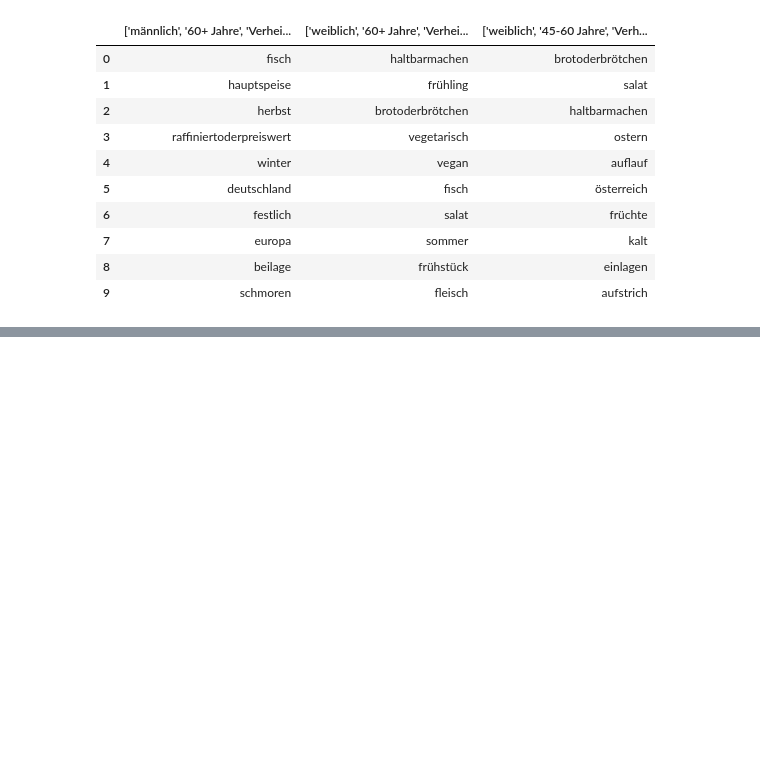
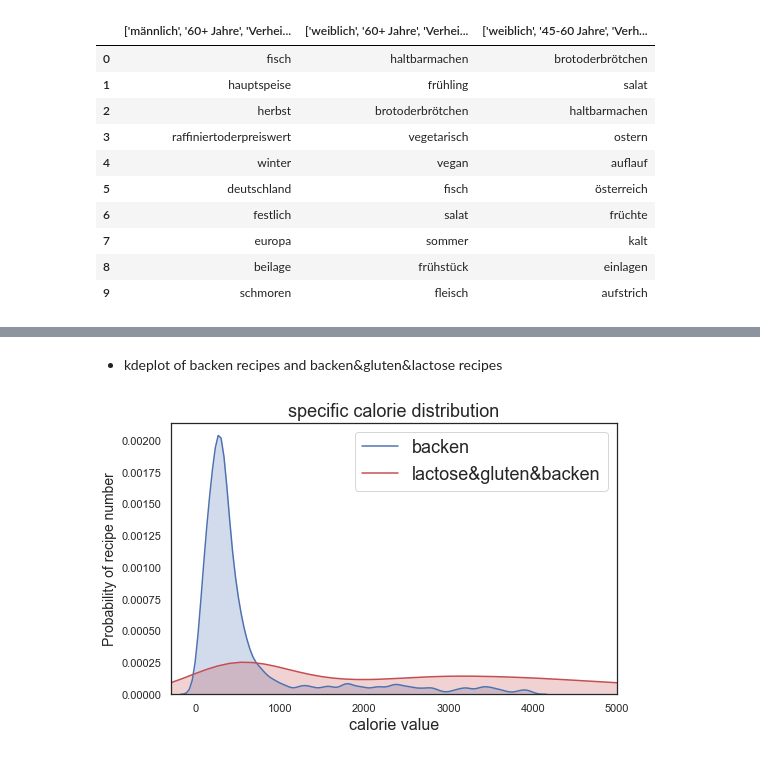
Before and after one commit to sunwen0120/Pratikum_chefkoch, a Jupyter notebook: submit code/Data analysis/Section_3&4_part1.ipynb, the cells around one changed output, grey strips where cells are left out. Cells and saved outputs as stored; diff of their text form; code cells hidden in the pictures; blank space fills up the shorter version.

```diff
--- a/submit code/Data analysis/Section_3&4_part1.ipynb
+++ b/submit code/Data analysis/Section_3&4_part1.ipynb
@@ -482,3 +710,14 @@ df[cols_c]
 | 7 | ostern | pilze | studentenküche | hauptspeise | ... |
 | 8 | spezial | brotoderbrötchen | basisrezepte | brotoderbrötchen | ... |
 | 9 | reisodernudelsalat | eieroderkäse | raffiniertoderpreiswert | salat | ... |
+# %% [markdown]
+- kdeplot of backen recipes and backen&gluten&lactose recipes
+# %%
+df_backen = df_ridge
+# Filter out the recipes with 'lactose','backen' and 'gluten' tags
+df_backen['material']=None
+for i in range(len(df_backen)):
+    tags = df_backen.loc[i]['tags']
+    tags = tags_preprocessing(tags)
+    if "backen" in tags and 'lactose' in tags and 'gluten' in tags:
+        df_backen.at[i,'material'] ='lactose&gluten&backen'
@@ -484,0 +745,30 @@ df[cols_c]
+# %%
+# divided all the recipes into all different cooking methods
+cook_method = ['auflauf','gekocht','backen','blanchieren',
+               'braten','römertopf','mikrowelle']
+df_cook_new = get_cooking_method(cook_method, df_ridge)
+
+# drop the recipes with with 'lactose','backen' and 'gluten' tags
+y = df_cook_new[df_cook_new['material'] == 'lactose&gluten&backen']
+index_n = y.index.tolist()
+df_cook_2 = df_cook_new.drop(index = index_n)
+df_cook_2 = df_cook_2[(df_cook_2["calorie_value"]>1) & (df_cook_1["calorie_value"]<4000) ]
+# %%
+df_cook_2 = df_cook_2.rename(columns={'calorie_value':'backen'})
+df_backen = df_backen.rename(columns={'calorie_value':'lactose&gluten&backen'})
+
+plt.figure(figsize=(8, 5))
+sns.set(style="white")
+
+sns.kdeplot(df_cook_2.loc[(df_cook_2['cooking method']=='backen'),
+            'backen'], shade=True, color="b")
+sns.kdeplot(df_backen.loc[(df_backen['material']=='lactose&gluten&backen'),
+            'lactose&gluten&backen'], shade=True, color="r")
+plt.xlim(-300,5000)
+plt.ylabel('Probability of recipe number',fontsize=14)
+plt.xlabel('calorie value',fontsize=16)
+plt.title('specific calorie distribution',fontsize=18)
+plt.legend(fontsize=18)
+plt.show()
+# %% [output]
+[figure, added]
```
Also changed, not shown: parts of 21 cells of this notebook.
